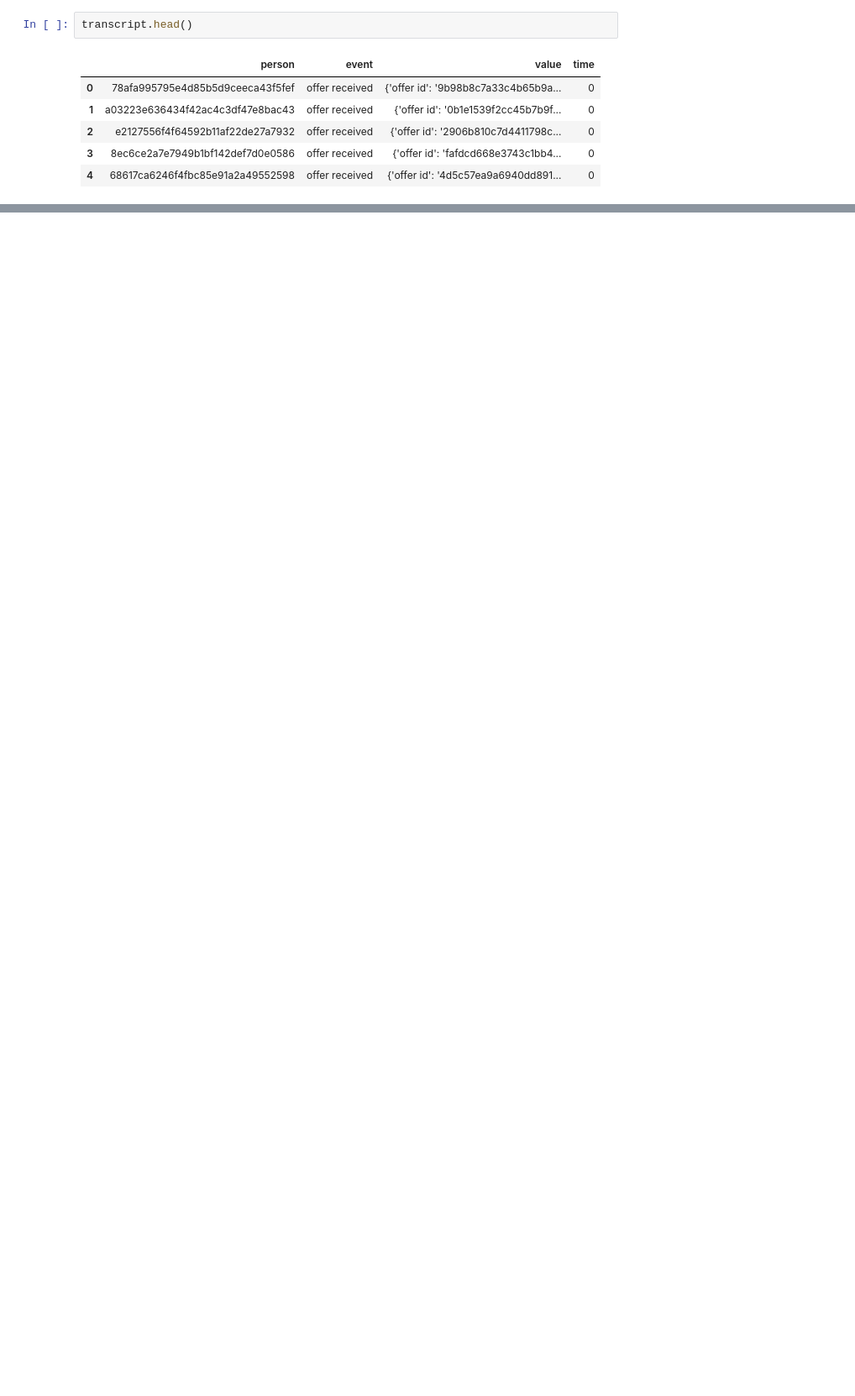
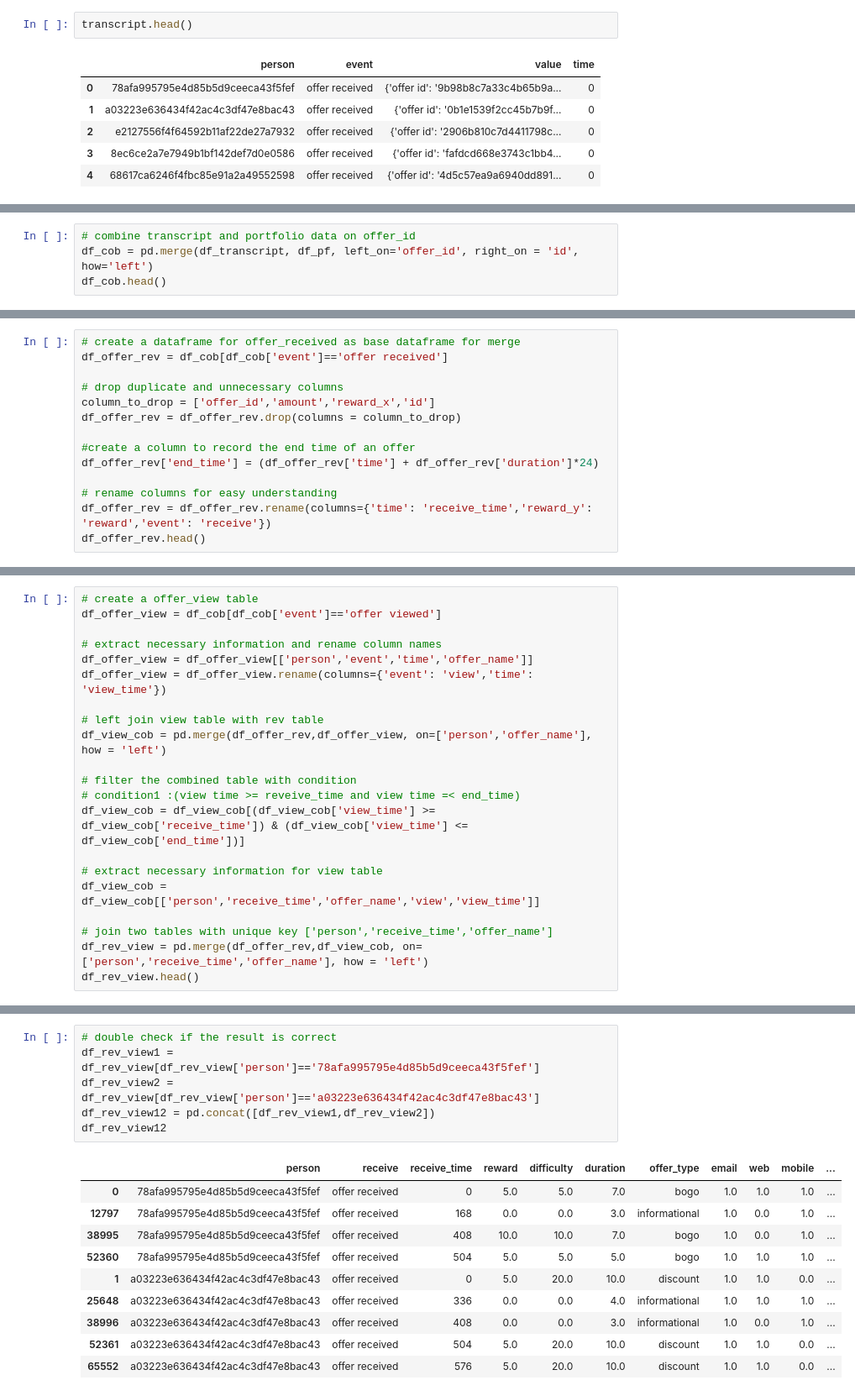
Before and after one commit to SarahG1010/Starbuck_Project, a Jupyter notebook: Starbucks_Capstone_notebook.ipynb, the cells around one changed output, grey strips where cells are left out. Shown: that part at 84% size. Cells and saved outputs as stored; diff of their text form; blank space fills up the shorter version.

Commit message:
finished data cleaning

```diff
--- a/Starbucks_Capstone_notebook.ipynb
+++ b/Starbucks_Capstone_notebook.ipynb
@@ -103,0 +555,4 @@ transcript.head()
+# %%
+# combine transcript and portfolio data on offer_id
+df_cob = pd.merge(df_transcript, df_pf, left_on='offer_id', right_on = 'id', how='left')
+df_cob.head()
@@ -103,0 +569,14 @@ transcript.head()
+# %%
+# create a dataframe for offer_received as base dataframe for merge
+df_offer_rev = df_cob[df_cob['event']=='offer received']
+
+# drop duplicate and unnecessary columns
+column_to_drop = ['offer_id','amount','reward_x','id']
+df_offer_rev = df_offer_rev.drop(columns = column_to_drop)
+
+#create a column to record the end time of an offer
+df_offer_rev['end_time'] = (df_offer_rev['time'] + df_offer_rev['duration']*24)
+
+# rename columns for easy understanding
+df_offer_rev = df_offer_rev.rename(columns={'time': 'receive_time','reward_y': 'reward','event': 'receive'})
+df_offer_rev.head()
@@ -103,0 +592,21 @@ transcript.head()
+# %%
+# create a offer_view table
+df_offer_view = df_cob[df_cob['event']=='offer viewed']
+
+# extract necessary information and rename column names
+df_offer_view = df_offer_view[['person','event','time','offer_name']]
+df_offer_view = df_offer_view.rename(columns={'event': 'view','time': 'view_time'})
+
+# left join view table with rev table
+df_view_cob = pd.merge(df_offer_rev,df_offer_view, on=['person','offer_name'], how = 'left')
+
+# filter the combined table with condition
+# condition1 :(view time >= reveive_time and view time =< end_time)
+df_view_cob = df_view_cob[(df_view_cob['view_time'] >= df_view_cob['receive_time']) & (df_view_cob['view_time'] <= df_view_cob['end_time'])]
+
+# extract necessary information for view table
+df_view_cob = df_view_cob[['person','receive_time','offer_name','view','view_time']]
+
+# join two tables with unique key ['person','receive_time','offer_name']
+df_rev_view = pd.merge(df_offer_rev,df_view_cob, on=['person','receive_time','offer_name'], how = 'left')
+df_rev_view.head()
@@ -103,0 +620,17 @@ transcript.head()
+# %%
+# double check if the result is correct
+df_rev_view1 = df_rev_view[df_rev_view['person']=='78afa995795e4d85b5d9ceeca43f5fef']
+df_rev_view2 = df_rev_view[df_rev_view['person']=='a03223e636434f42ac4c3df47e8bac43']
+df_rev_view12 = pd.concat([df_rev_view1,df_rev_view2])
+df_rev_view12
+# %% [output]
+|  | person | receive | receive_time | reward | difficulty | duration | offer_type | email | web | mobile | ... |
+| 0 | 78afa995795e4d85b5d9ceeca43f5fef | offer received | 0 | 5.0 | 5.0 | 7.0 | bogo | 1.0 | 1.0 | 1.0 | ... |
+| 12797 | 78afa995795e4d85b5d9ceeca43f5fef | offer received | 168 | 0.0 | 0.0 | 3.0 | informational | 1.0 | 0.0 | 1.0 | ... |
+| 38995 | 78afa995795e4d85b5d9ceeca43f5fef | offer received | 408 | 10.0 | 10.0 | 7.0 | bogo | 1.0 | 0.0 | 1.0 | ... |
+| 52360 | 78afa995795e4d85b5d9ceeca43f5fef | offer received | 504 | 5.0 | 5.0 | 5.0 | bogo | 1.0 | 1.0 | 1.0 | ... |
+| 1 | a03223e636434f42ac4c3df47e8bac43 | offer received | 0 | 5.0 | 20.0 | 10.0 | discount | 1.0 | 1.0 | 0.0 | ... |
+| 25648 | a03223e636434f42ac4c3df47e8bac43 | offer received | 336 | 0.0 | 0.0 | 4.0 | informational | 1.0 | 1.0 | 1.0 | ... |
+| 38996 | a03223e636434f42ac4c3df47e8bac43 | offer received | 408 | 0.0 | 0.0 | 3.0 | informational | 1.0 | 0.0 | 1.0 | ... |
+| 52361 | a03223e636434f42ac4c3df47e8bac43 | offer received | 504 | 5.0 | 20.0 | 10.0 | discount | 1.0 | 1.0 | 0.0 | ... |
+| 65552 | a03223e636434f42ac4c3df47e8bac43 | offer received | 576 | 5.0 | 20.0 | 10.0 | discount | 1.0 | 1.0 | 0.0 | ... |
```
Also changed, not shown: parts of 83 cells of this notebook, 3 other files.
